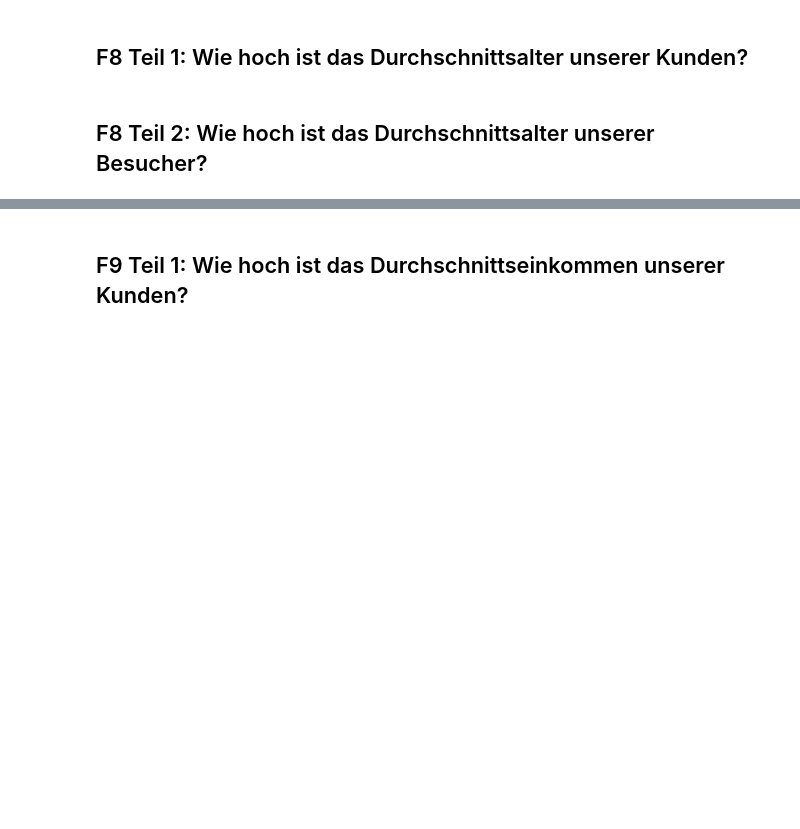
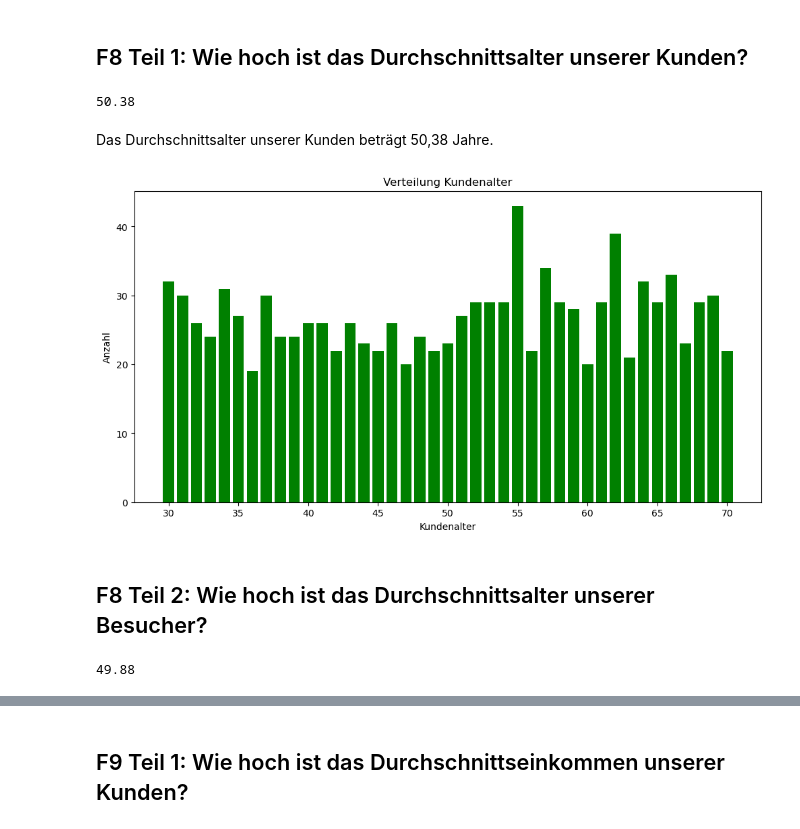
Before and after one commit to 24fabienne/final_projectSS24_Group10, a Jupyter notebook: Presentation.ipynb, the cells around one changed output, grey strips where cells are left out. Saved outputs shown, nothing was run; the diff lists cells and outputs as text; code cells hidden in the pictures; blank space fills up the shorter version.

```diff
--- a/Presentation.ipynb
+++ b/Presentation.ipynb
@@ -9,6 +9,11 @@ import statsmodels.formula.api as smf
 import seaborn as sns
 import warnings
 %matplotlib inline
+# %%
+dp_1 = pd.read_csv("data\dp_1.csv")
+dp_2 = pd.read_csv("data\dp_2.csv")
+dp_3 = pd.read_csv("data\dp_3.csv")
+final_dp = pd.read_csv("data\dp_final.csv")
 # %% [markdown]
 # Die Elektratuto AG
 
@@ -96,6 +169,23 @@ Verteilung_der_Kunden
 
 Kunden_Durchschnittsalter_1 = dp_1["Alter"].mean().round(2)
 Kunden_Durchschnittsalter_1
+# %% [output]
+50.38
+# %% [markdown]
+Das Durchschnittsalter unserer Kunden beträgt 50,38 Jahre.
+# %%
+Häufigkeiten1_sortiert = dp_1["Alter"].value_counts().sort_index()
+
+plt.figure(figsize=(12, 6))
+plt.bar(Häufigkeiten1_sortiert.index, Häufigkeiten1_sortiert, color = "green")
+
+plt.title("Verteilung Kundenalter")
+plt.xlabel("Kundenalter")
+plt.ylabel("Anzahl")
+
+plt.show()
+# %% [output]
+[figure, added]
 # %% [markdown]
 ## F8 Teil 2: Wie hoch ist das Durchschnittsalter unserer Besucher?
 # %%
@@ -104,3 +194,5 @@ Kunden_Durchschnittsalter_1
 
 Besucher_Durchschnittsalter_2 = dp_2["Alter"].mean().round(2)
 Besucher_Durchschnittsalter_2
+# %% [output]
+49.88
```
Also changed, not shown: parts of 50 cells of this notebook.
